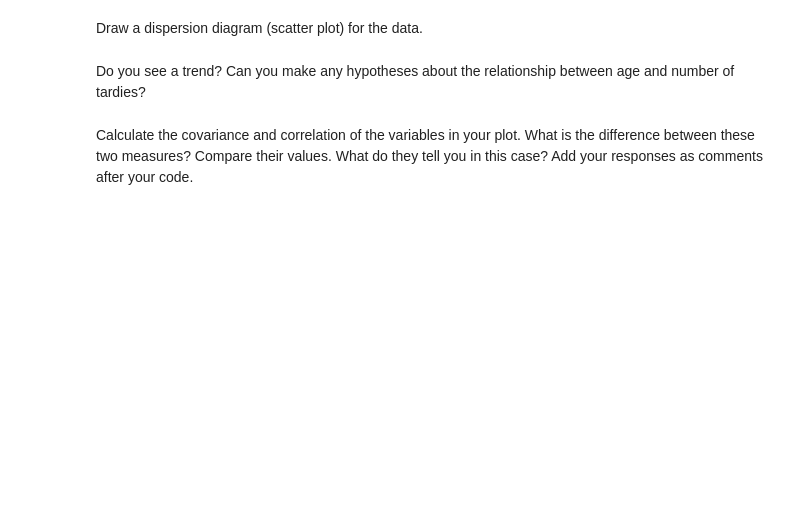
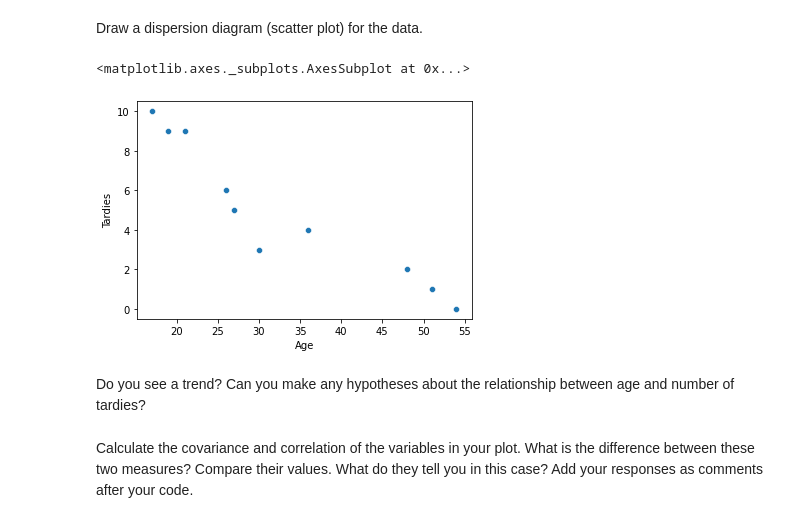
Before and after one commit to ta-data-lis/lab-regression-analysis, a Jupyter notebook: your-code/challenge1.ipynb, the cells around one changed output. Saved outputs shown, nothing was run; the diff lists cells and outputs as text; code cells hidden in the pictures; blank space fills up the shorter version.

```diff
--- a/your-code/challenge1.ipynb
+++ b/your-code/challenge1.ipynb
@@ -32,0 +43,6 @@ student_data = pd.DataFrame({'X': [x_values], 'Y': [y_values]})
+# %%
+# Your code here.
+student_data = pd.DataFrame({'ID':[i for i in range(1,11)],
+                             'Age': [17,51,27,21,36,48,19,26,54,30],
+                             'Tardies': [10,1 ,5 ,9 ,4 ,2 ,9 ,6 ,0 ,3]})
+student_data
@@ -34,6 +62,10 @@ student_data = pd.DataFrame({'X': [x_values], 'Y': [y_values]})
 Draw a dispersion diagram (scatter plot) for the data.
 # %%
 # Your code here.
+sns.scatterplot(data=student_data, x="Age", y="Tardies")
+# %% [output]
+<matplotlib.axes._subplots.AxesSubplot at 0x...>
+[figure, added]
 # %% [markdown]
 Do you see a trend? Can you make any hypotheses about the relationship between age and number of tardies?
 # %%
```
Also changed, not shown: parts of 29 cells of this notebook.
